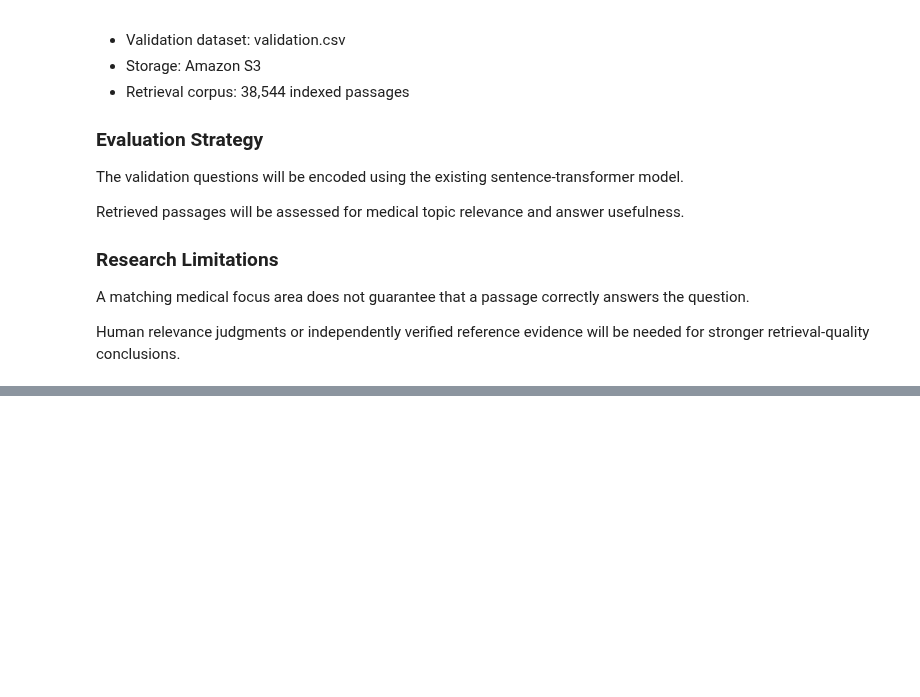
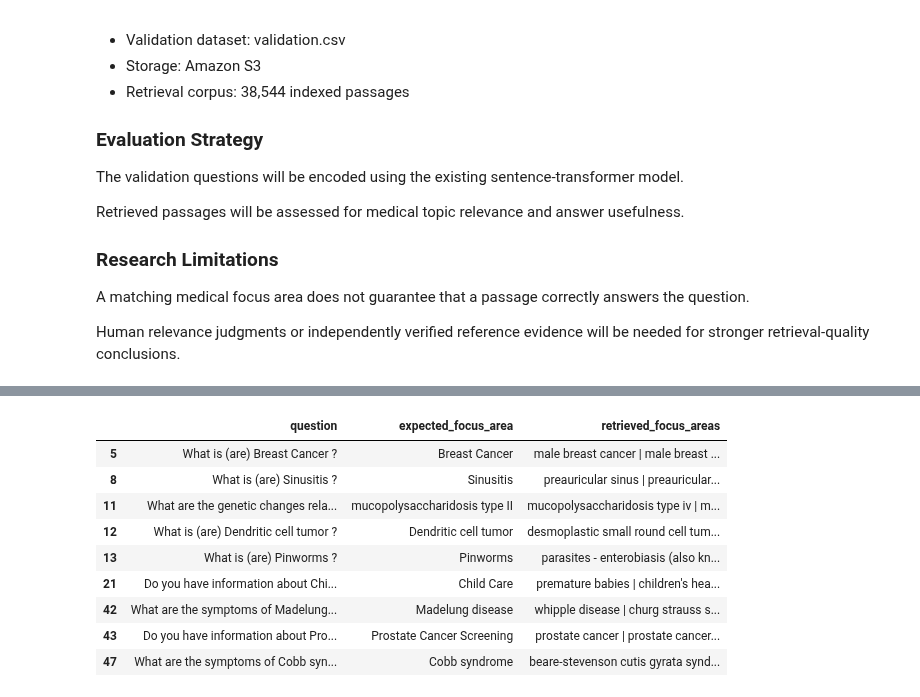
Before and after one commit to McChandra/medical_chatbot, a Jupyter notebook: notebooks/rag_retrieval_evaluation.ipynb, the cells around one changed output, grey strips where cells are left out. Cells and saved outputs as stored; diff of their text form; code cells hidden in the pictures; blank space fills up the shorter version.

```diff
--- a/notebooks/rag_retrieval_evaluation.ipynb
+++ b/notebooks/rag_retrieval_evaluation.ipynb
@@ -291,0 +372,90 @@ retrieval-quality conclusions.
+# %%
+import numpy as np
+import pandas as pd
+
+# Normalize focus-area labels
+def normalize_focus_area(value):
+    return " ".join(str(value).casefold().split())
+
+
+# Encode only the 50 validation questions
+validation_vectors = embedding_model.encode(
+    validation_df["question"].tolist(),
+    batch_size=32,
+    convert_to_numpy=True,
+    normalize_embeddings=True,
+    device="cpu",
+    show_progress_bar=True
+).astype(np.float32)
+
+# Search existing FAISS index
+scores, indices = faiss_index.search(
+    validation_vectors,
+    k=5
+)
+
+evaluation_records = []
+
+for i, row in validation_df.iterrows():
+
+    expected_focus = normalize_focus_area(
+        row["focus_area"]
+    )
+
+    retrieved_focus_areas = [
+        normalize_focus_area(
+            passages_df.iloc[int(idx)]["focus_area"]
+        )
+        for idx in indices[i]
+        if idx >= 0
+    ]
+
+    matches = [
+        focus == expected_focus
+        for focus in retrieved_focus_areas
+    ]
+
+    evaluation_records.append({
+        "question": row["question"],
+        "expected_focus_area": row["focus_area"],
+        "match_at_1": any(matches[:1]),
+        "match_at_3": any(matches[:3]),
+        "match_at_5": any(matches[:5]),
+        "top_1_similarity": float(scores[i][0]),
+        "retrieved_focus_areas": " | ".join(
+            retrieved_focus_areas
+        )
+    })
+
+evaluation_df = pd.DataFrame(evaluation_records)
+
+print("Evaluated questions:", len(evaluation_df))
+
+print(
+    "Focus Area Match@1:",
+    f"{evaluation_df['match_at_1'].mean():.2%}"
+)
+
+print(
+    "Focus Area Match@3:",
+    f"{evaluation_df['match_at_3'].mean():.2%}"
+)
+
+print(
+    "Focus Area Match@5:",
+    f"{evaluation_df['match_at_5'].mean():.2%}"
+)
+
+print("\nQuestions without a matching focus area in Top 5:")
+
+display(
+    evaluation_df.loc[
+        ~evaluation_df["match_at_5"],
+        [
+            "question",
+            "expected_focus_area",
+            "retrieved_focus_areas"
+        ]
+    ].head(10)
+)
+# %% [output]
@@ -291,0 +468,10 @@ retrieval-quality conclusions.
+|  | question | expected_focus_area | retrieved_focus_areas |
+| 5 | What is (are) Breast Cancer ? | Breast Cancer | male breast cancer | male breast ... |
+| 8 | What is (are) Sinusitis ? | Sinusitis | preauricular sinus | preauricular... |
+| 11 | What are the genetic changes rela... | mucopolysaccharidosis type II | mucopolysaccharidosis type iv | m... |
+| 12 | What is (are) Dendritic cell tumor ? | Dendritic cell tumor | desmoplastic small round cell tum... |
+| 13 | What is (are) Pinworms ? | Pinworms | parasites - enterobiasis (also kn... |
+| 21 | Do you have information about Chi... | Child Care | premature babies | children's hea... |
+| 42 | What are the symptoms of Madelung... | Madelung disease | whipple disease | churg strauss s... |
+| 43 | Do you have information about Pro... | Prostate Cancer Screening | prostate cancer | prostate cancer... |
+| 47 | What are the symptoms of Cobb syn... | Cobb syndrome | beare-stevenson cutis gyrata synd... |
```
Also changed, not shown: parts of 9 cells of this notebook.
